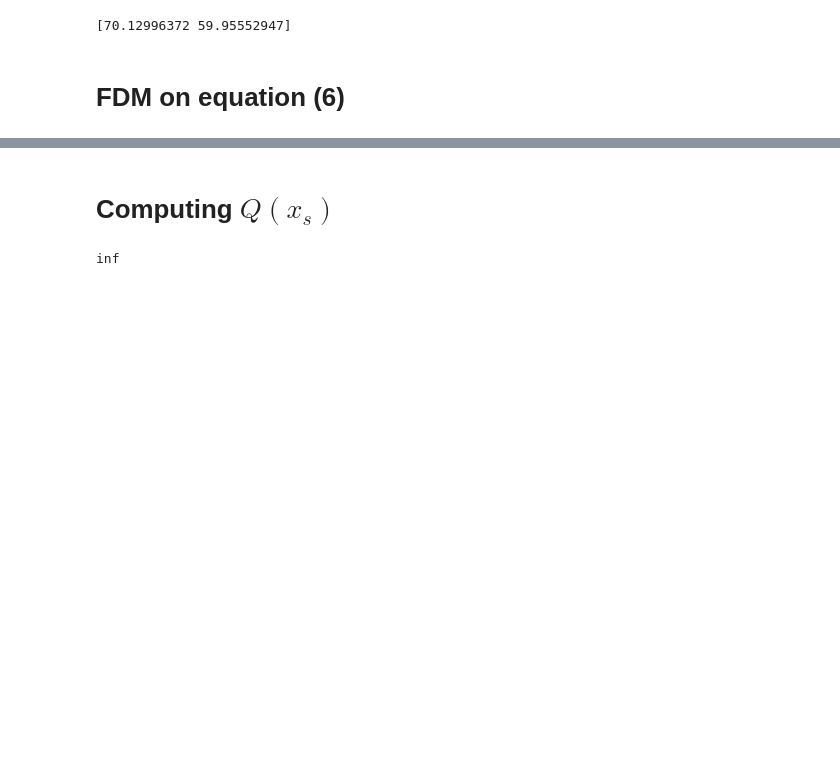
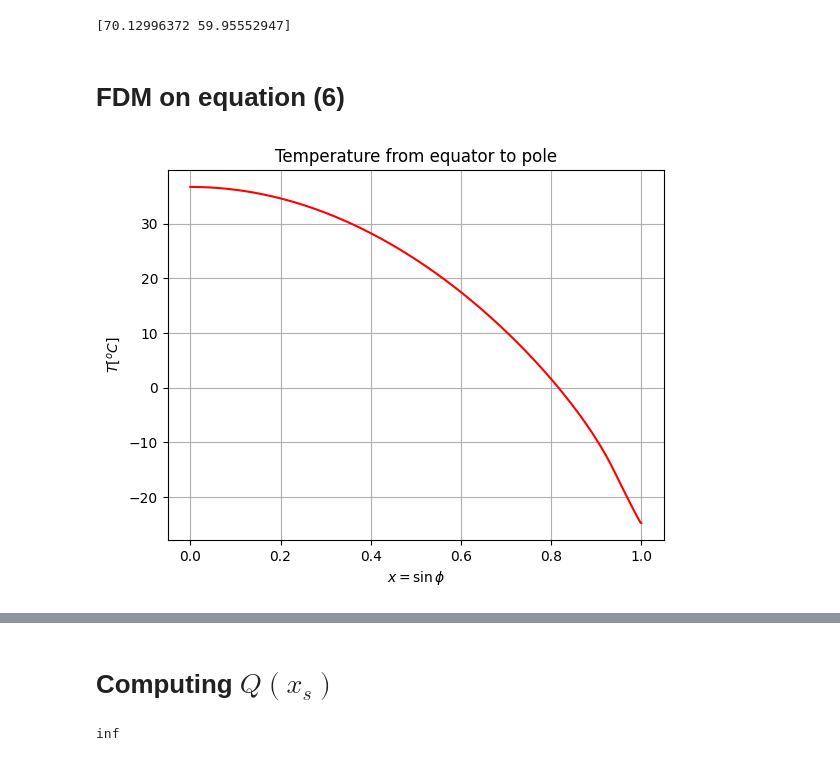
Before and after one commit to EmilKofoed/MatmodProsjekt, a Jupyter notebook: matmod.ipynb, the cells around one changed output, grey strips where cells are left out. Drawn from its saved outputs; the diff is of its cells as text; code cells hidden in the pictures; blank space fills up the shorter version.

```diff
--- a/matmod.ipynb
+++ b/matmod.ipynb
@@ -90,6 +89,19 @@ def temp(D = D,Q = Q):
     f[-1] = 0
     T = sp.linalg.solve(T_matrix,f)
     return T
+# %%
+T = temp()
+
+
+plt.plot(x,T, color="red")
+plt.grid()
+plt.title("Temperature from equator to pole")
+plt.xlabel("$x = \sin \phi$")
+plt.ylabel("$T[^o C]$")
+plt.savefig("numericaltemp.pdf",format="pdf")
+plt.show()
+# %% [output]
+[figure, added]
 # %%
 T = temp()
 
```
Also changed, not shown: parts of 4 cells of this notebook, 1 other file.
